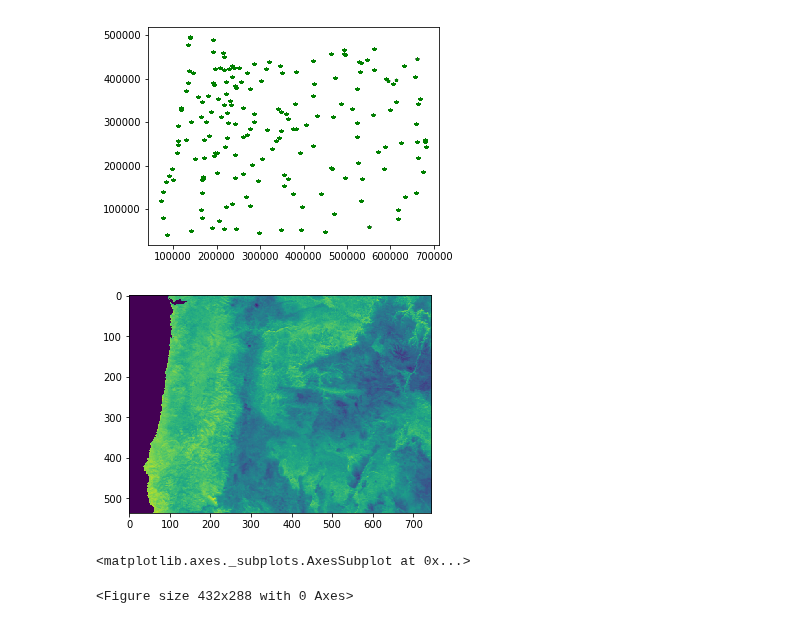
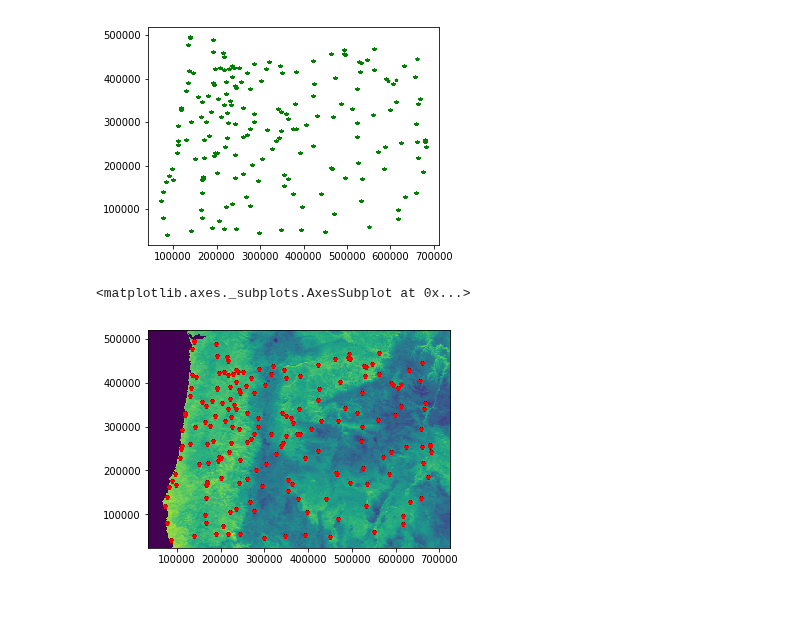
Before and after one commit to bparment1/workshops_courses_spatial_analyses, a Jupyter notebook: regression_temperature.ipynb, the cells around one changed output. Drawn from its saved outputs; the diff is of its cells as text; code cells hidden in the pictures.

```diff
--- a/regression_temperature.ipynb
+++ b/regression_temperature.ipynb
@@ -109,10 +109,19 @@ data_gpd.plot(marker="*",color="green",markersize=5)
 station_or = data_gpd.to_crs({'init': 'epsg:2991'})
 # %% [output]
 [figure]
-# %%
-plot_lst = plot.show(r_lst, clim=(259.0, 287.0))
-station_or.plot(ax=plot_lst,marker="*",color="red",markersize=10)
-# %% [output]
-[figure, removed]
-<matplotlib.axes._subplots.AxesSubplot at 0x...>
-<Figure size 432x288 with 0 Axes>
+# %%
+#https://www.earthdatascience.org/courses/earth-analytics-python/lidar-raster-data/customize-matplotlib-raster-maps/
+
+fig, ax = plt.subplots()
+with rasterio.open(os.path.join(in_dir,infile)) as src:
+        rasterio.plot.show((src,1),ax=ax,
+                          clim=(259.0,287.0),)
+
+#plot.show(r_lst, clim=(259.0, 287.0),ax=ax)
+#with rasterio.plot.show((src,1),ax=ax)
+station_or.plot(ax=ax,marker="*",
+              color="red",
+               markersize=10)
+# %% [output]
+<matplotlib.axes._subplots.AxesSubplot at 0x...>
+[figure, added]
```
Also changed, not shown: parts of 7 cells of this notebook.
